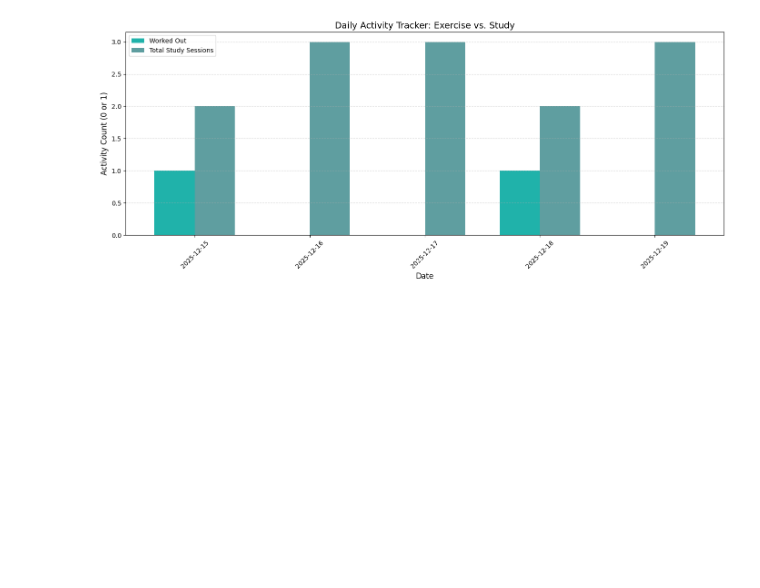
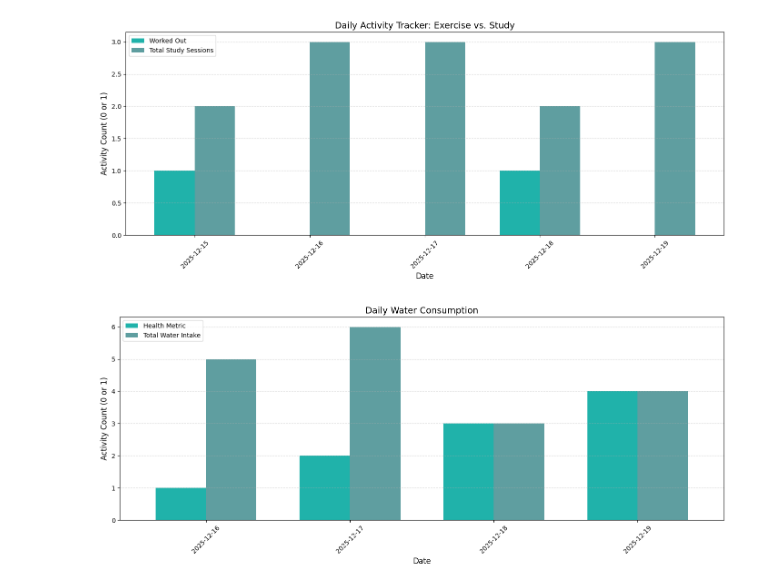
Before and after one commit to harrold-mussa/myLife_performanceMetrics, a Jupyter notebook: notebooks/comparison_analysis.ipynb, the cells around one changed output. Drawn from its saved outputs; the diff is of its cells as text; code cells hidden in the pictures; blank space fills up the shorter version.

```diff
--- a/notebooks/comparison_analysis.ipynb
+++ b/notebooks/comparison_analysis.ipynb
@@ -66,3 +66,39 @@ plt.tight_layout()
 plt.show()
 # %% [output]
 [figure]
+# %%
+query_2 = """
+SELECT
+    wt.date AS "Date",
+    (wt.five_am::int + wt.eight_am::int + wt.twelve_pm::int + wt.two_pm::int + wt.four_pm::int + wt.six_pm::int) AS "Total Water Intake",
+    mt.health_metric_id AS "Health Metric"
+FROM metrics_table AS mt
+INNER JOIN water_tracker AS wt
+    ON wt.water_id = mt.water_id
+GROUP BY wt.date, wt.five_am, wt.eight_am, wt.twelve_pm, wt.two_pm, wt.four_pm, wt.six_pm, mt.health_metric_id
+ORDER BY wt.date;
+"""
+
+df_water = pd.read_sql(query_2, engine)
+df_water['Date'] = pd.to_datetime(df_water['Date']).dt.date
+
+df_water.plot(
+    x='Date',
+    y=['Health Metric', 'Total Water Intake'],
+    kind='bar',
+    figsize=(14, 6),
+    width=0.7,
+    color=['#20b2aa', '#5f9ea0', '#87cefa']
+)
+
+plt.title('Daily Water Consumption', fontsize=14)
+plt.ylabel('Activity Count (0 or 1)', fontsize=12)
+plt.xlabel('Date', fontsize=12)
+plt.xticks(rotation=45)
+plt.grid(axis='y', linestyle='--', alpha=0.5)
+plt.legend(loc='upper left')
+
+plt.tight_layout()
+plt.show()
+# %% [output]
+[figure, added]
```
Also changed, not shown: parts of 2 cells of this notebook, 2 other files.
